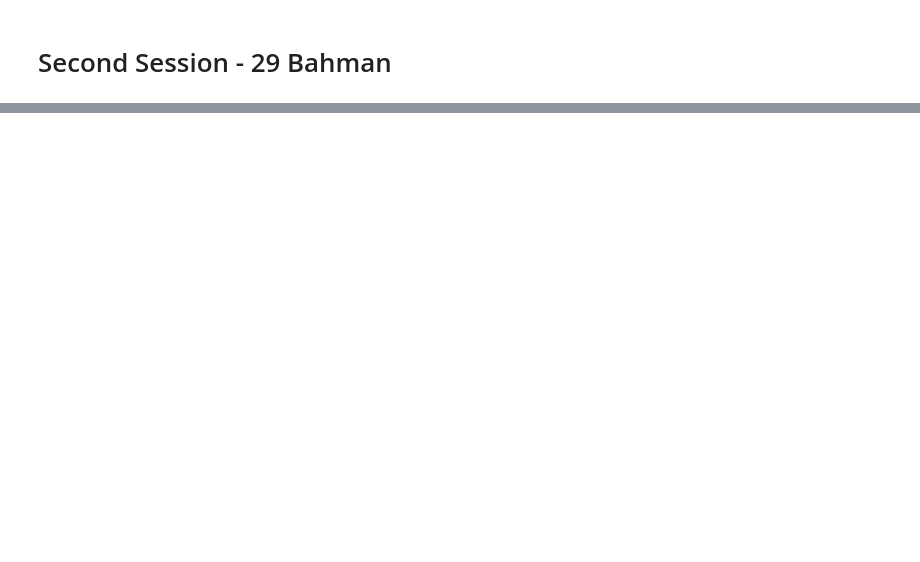
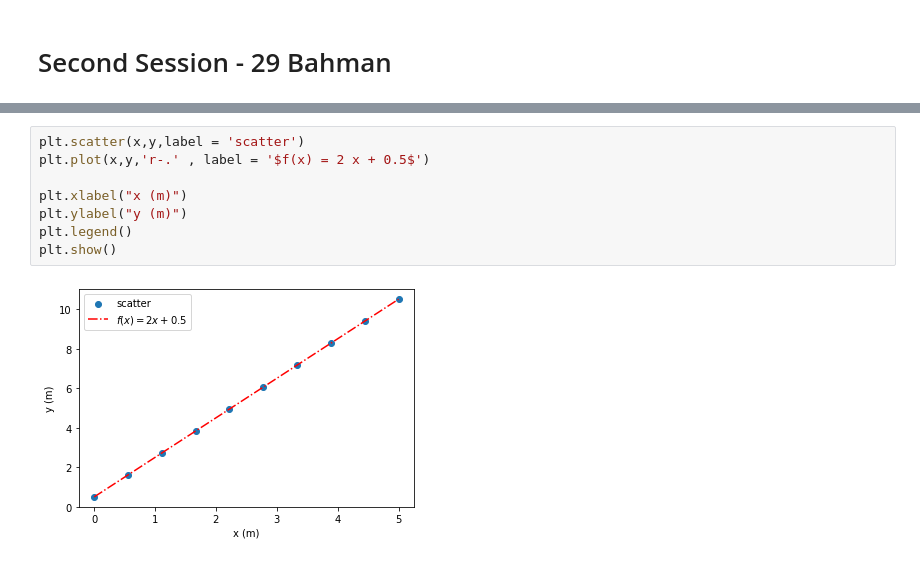
Before and after one commit to nimahamed88/Computational-Physics-IUT, a Jupyter notebook: introduction.ipynb, the cells around one changed output, grey strips where cells are left out. Drawn from its saved outputs; the diff is of its cells as text; blank space fills up the shorter version.

```diff
--- a/introduction.ipynb
+++ b/introduction.ipynb
@@ -141,0 +250,10 @@ NameError: name 'theta' is not defined
+# %%
+plt.scatter(x,y,label = 'scatter')
+plt.plot(x,y,'r-.' , label = '$f(x) = 2 x + 0.5$')
+
+plt.xlabel("x (m)")
+plt.ylabel("y (m)")
+plt.legend()
+plt.show()
+# %% [output]
+[figure, added]
```
Also changed, not shown: parts of 17 cells of this notebook.
